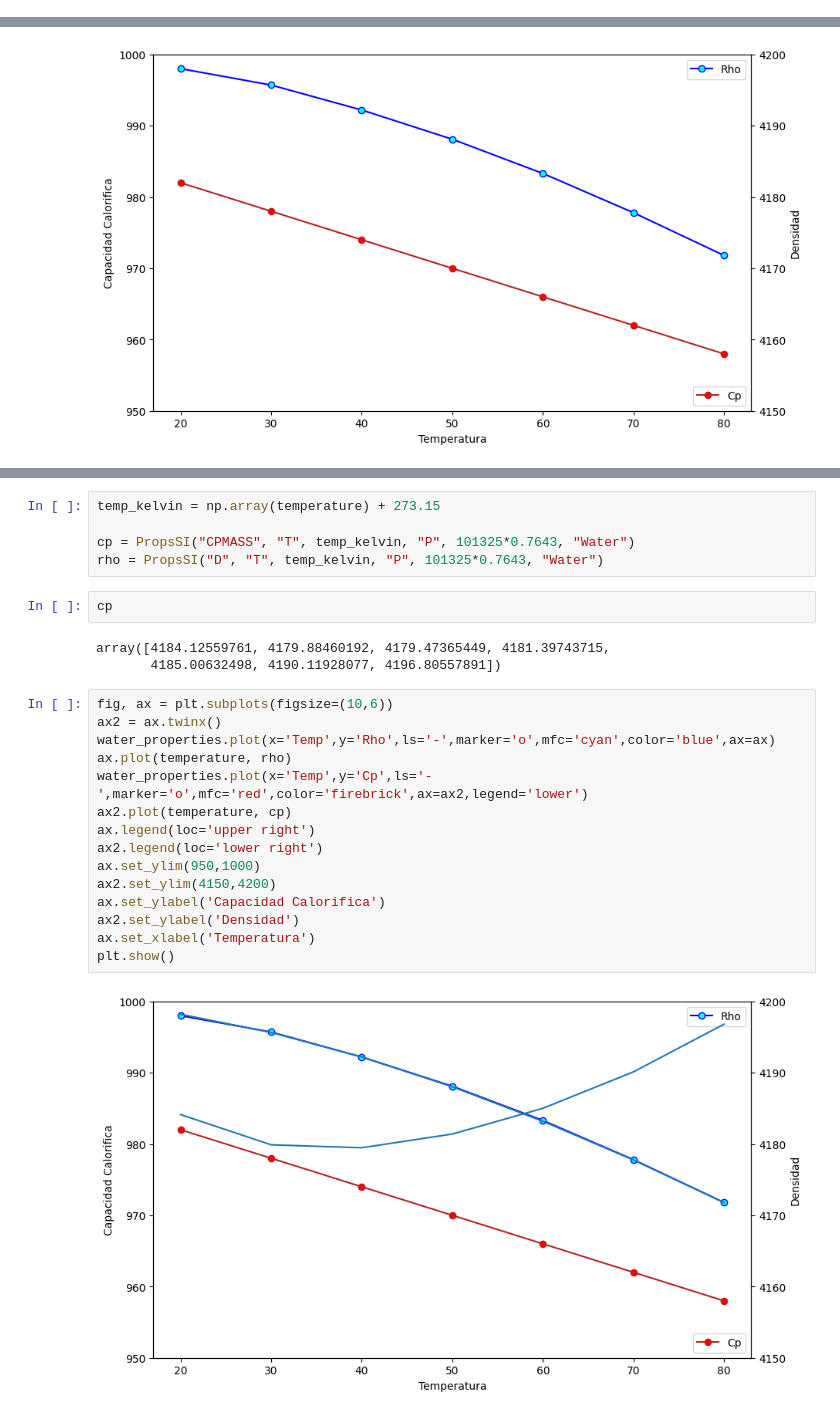
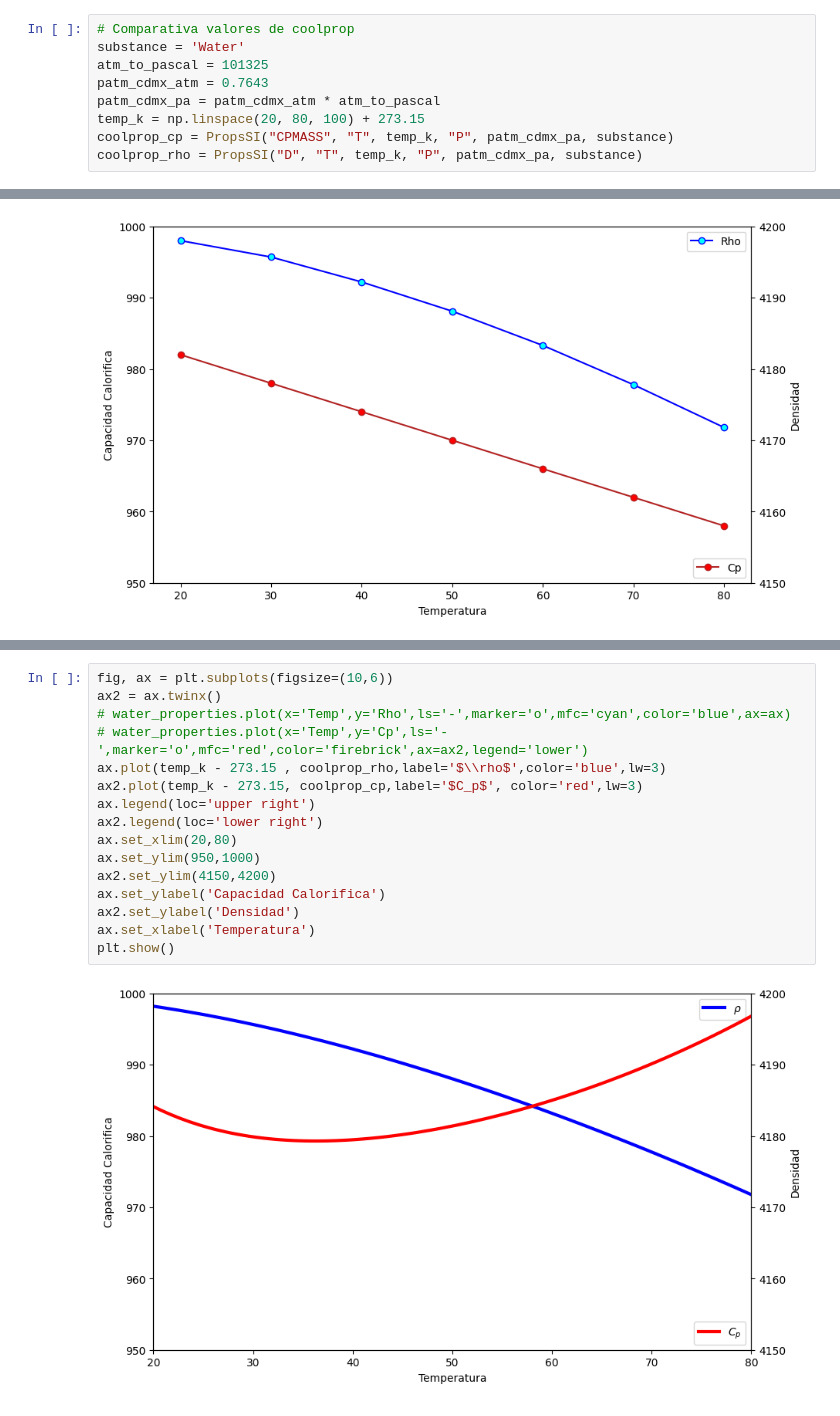
Before and after one commit to ferutr/fc-lab-fenomenos, a Jupyter notebook: notebooks-lab/1_enfriamiento-newton.ipynb, the cells around one changed output, grey strips where cells are left out. Cells and saved outputs as stored; diff of their text form.

```diff
--- a/notebooks-lab/1_enfriamiento-newton.ipynb
+++ b/notebooks-lab/1_enfriamiento-newton.ipynb
@@ -324,3 +272,12 @@ water_properties = pd.DataFrame(zip(temperature, heat_capacity, density),columns
+# %%
+# Comparativa valores de coolprop
+substance = 'Water'
+atm_to_pascal = 101325
+patm_cdmx_atm = 0.7643
+patm_cdmx_pa = patm_cdmx_atm * atm_to_pascal
+temp_k = np.linspace(20, 80, 100) + 273.15
+coolprop_cp = PropsSI("CPMASS", "T", temp_k, "P", patm_cdmx_pa, substance)
+coolprop_rho = PropsSI("D", "T", temp_k, "P", patm_cdmx_pa, substance)
 # %%
 fig, ax = plt.subplots(figsize=(10,6))
 ax2 = ax.twinx()
@@ -360,27 +296,18 @@ print(cp, rho)
-# %%
-temp_kelvin = np.array(temperature) + 273.15
-
-cp = PropsSI("CPMASS", "T", temp_kelvin, "P", 101325*0.7643, "Water")
-rho = PropsSI("D", "T", temp_kelvin, "P", 101325*0.7643, "Water")
-# %%
-cp
-# %% [output]
-array([4184.12559761, 4179.88460192, 4179.47365449, 4181.39743715,
-       4185.00632498, 4190.11928077, 4196.80557891])
 # %%
 fig, ax = plt.subplots(figsize=(10,6))
 ax2 = ax.twinx()
-water_properties.plot(x='Temp',y='Rho',ls='-',marker='o',mfc='cyan',color='blue',ax=ax)
-ax.plot(temperature, rho)
-water_properties.plot(x='Temp',y='Cp',ls='-',marker='o',mfc='red',color='firebrick',ax=ax2,legend='lower')
-ax2.plot(temperature, cp)
+# water_properties.plot(x='Temp',y='Rho',ls='-',marker='o',mfc='cyan',color='blue',ax=ax)
+# water_properties.plot(x='Temp',y='Cp',ls='-',marker='o',mfc='red',color='firebrick',ax=ax2,legend='lower')
+ax.plot(temp_k - 273.15 , coolprop_rho,label='$\\rho$',color='blue',lw=3)
+ax2.plot(temp_k - 273.15, coolprop_cp,label='$C_p$', color='red',lw=3)
 ax.legend(loc='upper right')
 ax2.legend(loc='lower right')
+ax.set_xlim(20,80)
 ax.set_ylim(950,1000)
 ax2.set_ylim(4150,4200)
 ax.set_ylabel('Capacidad Calorifica')
 ax2.set_ylabel('Densidad')
 ax.set_xlabel('Temperatura')
 plt.show()
 # %% [output]
-[figure, old version]
+[figure, new version]
```
Also changed, not shown: parts of 45 cells of this notebook, 2 other files.
